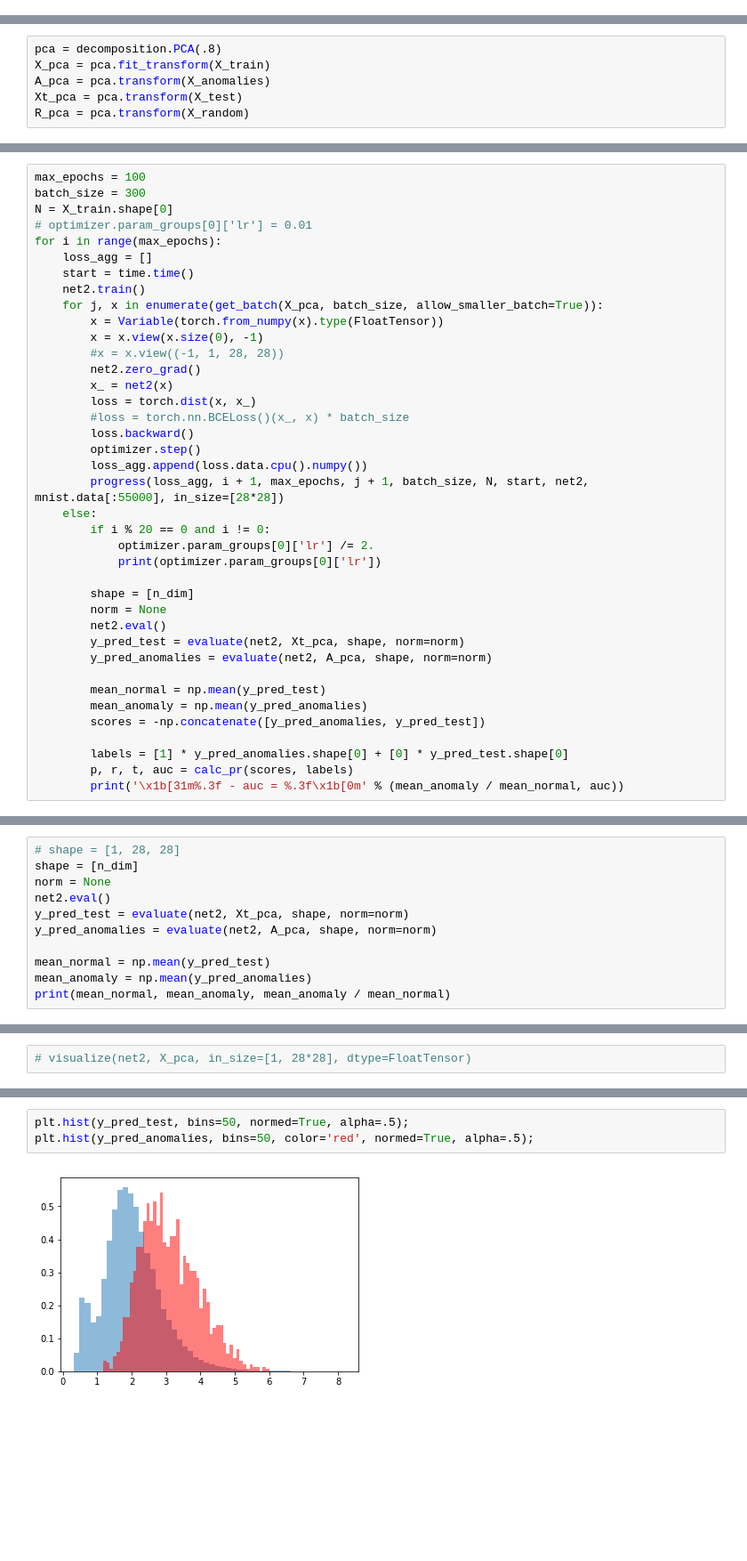
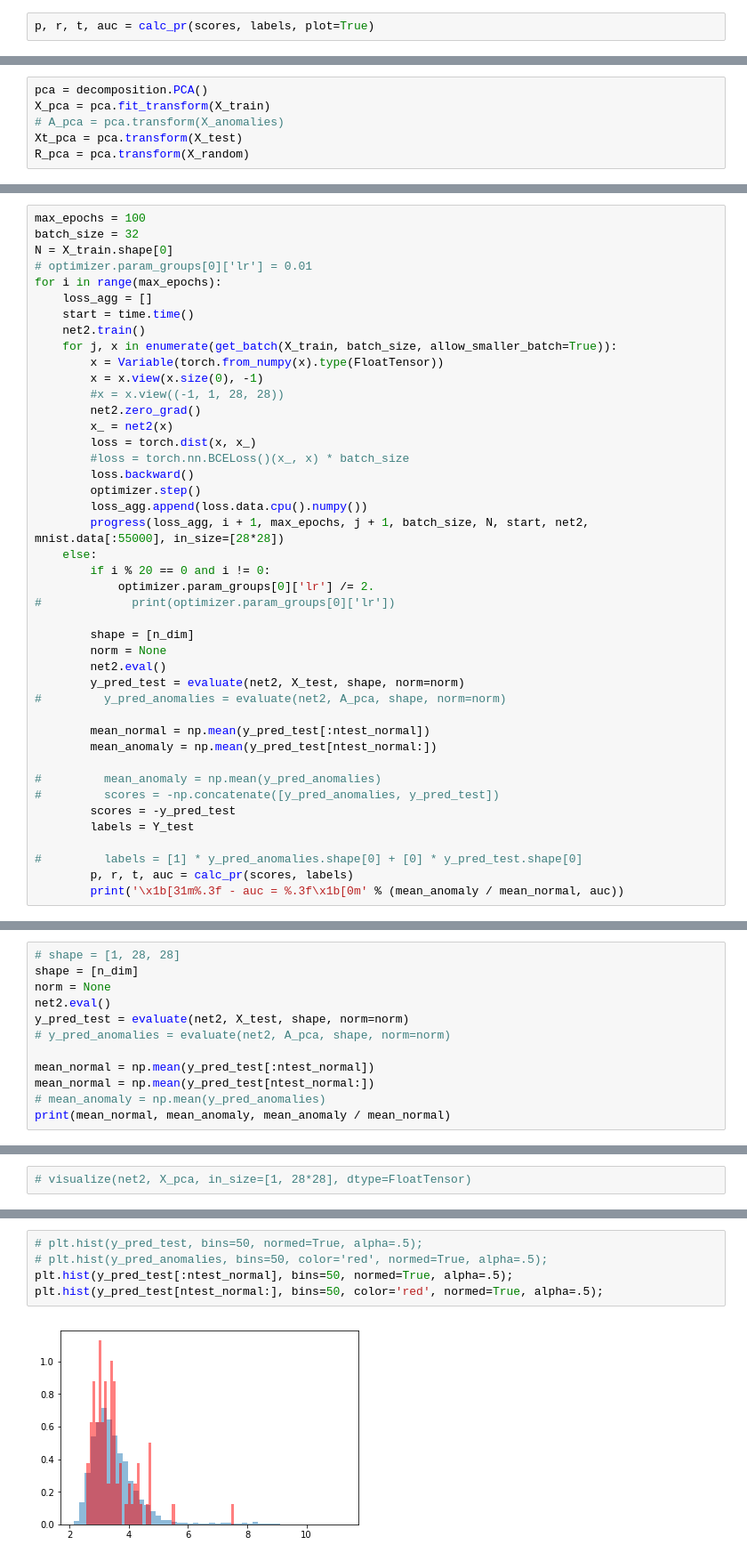
Before and after one commit to bainjamain/playground, a Jupyter notebook: baseline.ipynb, the cells around one changed output, grey strips where cells are left out. Shown at 89% size. Drawn from its saved outputs; the diff is of its cells as text; blank space fills up the shorter version.

```diff
--- a/baseline.ipynb
+++ b/baseline.ipynb
@@ -357,0 +416,2 @@ AUC = 0.140
+# %%
+p, r, t, auc = calc_pr(scores, labels, plot=True)
@@ -390,7 +465,7 @@ X_anomalies = X_anomalies_full[idx]
 # %%
-pca = decomposition.PCA(.8)
+pca = decomposition.PCA()
 X_pca = pca.fit_transform(X_train)
-A_pca = pca.transform(X_anomalies)
+# A_pca = pca.transform(X_anomalies)
 Xt_pca = pca.transform(X_test)
 R_pca = pca.transform(X_random)
 # %%
@@ -482,14 +560,14 @@ optimizer = torch.optim.Adamax(params=net2.parameters(), lr=0.01)
 # optimizer = torch.optim.Adam(params=net2.parameters(), lr=0.01)
 # %%
 max_epochs = 100
-batch_size = 300
+batch_size = 32
 N = X_train.shape[0]
 # optimizer.param_groups[0]['lr'] = 0.01
 for i in range(max_epochs):
     loss_agg = []
     start = time.time()
     net2.train()
-    for j, x in enumerate(get_batch(X_pca, batch_size, allow_smaller_batch=True)):
+    for j, x in enumerate(get_batch(X_train, batch_size, allow_smaller_batch=True)):
         x = Variable(torch.from_numpy(x).type(FloatTensor))
         x = x.view(x.size(0), -1)
         #x = x.view((-1, 1, 28, 28))
@@ -504,19 +582,23 @@ for i in range(max_epochs):
     else:
         if i % 20 == 0 and i != 0:
             optimizer.param_groups[0]['lr'] /= 2.
-            print(optimizer.param_groups[0]['lr'])
+#             print(optimizer.param_groups[0]['lr'])
 
         shape = [n_dim]
         norm = None
         net2.eval()
-        y_pred_test = evaluate(net2, Xt_pca, shape, norm=norm)
-        y_pred_anomalies = evaluate(net2, A_pca, shape, norm=norm)
+        y_pred_test = evaluate(net2, X_test, shape, norm=norm)
+#         y_pred_anomalies = evaluate(net2, A_pca, shape, norm=norm)
 
-        mean_normal = np.mean(y_pred_test)
-        mean_anomaly = np.mean(y_pred_anomalies)
-        scores = -np.concatenate([y_pred_anomalies, y_pred_test])
+        mean_normal = np.mean(y_pred_test[:ntest_normal])
+        mean_anomaly = np.mean(y_pred_test[ntest_normal:])
 
-        labels = [1] * y_pred_anomalies.shape[0] + [0] * y_pred_test.shape[0]
+#         mean_anomaly = np.mean(y_pred_anomalies)
+#         scores = -np.concatenate([y_pred_anomalies, y_pred_test])
+        scores = -y_pred_test
+        labels = Y_test
+
+#         labels = [1] * y_pred_anomalies.shape[0] + [0] * y_pred_test.shape[0]
         p, r, t, auc = calc_pr(scores, labels)
         print('\x1b[31m%.3f - auc = %.3f\x1b[0m' % (mean_anomaly / mean_normal, auc))
 # %% [output]
@@ -545,10 +630,11 @@ for i in range(max_epochs):
 shape = [n_dim]
 norm = None
 net2.eval()
-y_pred_test = evaluate(net2, Xt_pca, shape, norm=norm)
-y_pred_anomalies = evaluate(net2, A_pca, shape, norm=norm)
+y_pred_test = evaluate(net2, X_test, shape, norm=norm)
+# y_pred_anomalies = evaluate(net2, A_pca, shape, norm=norm)
 
-mean_normal = np.mean(y_pred_test)
-mean_anomaly = np.mean(y_pred_anomalies)
+mean_normal = np.mean(y_pred_test[:ntest_normal])
+mean_normal = np.mean(y_pred_test[ntest_normal:])
+# mean_anomaly = np.mean(y_pred_anomalies)
 print(mean_normal, mean_anomaly, mean_anomaly / mean_normal)
 # %% [output]
@@ -565,5 +653,7 @@ p, r, t, auc = calc_pr(scores, labels, plot=True)
 # %%
-plt.hist(y_pred_test, bins=50, normed=True, alpha=.5);
-plt.hist(y_pred_anomalies, bins=50, color='red', normed=True, alpha=.5);
+# plt.hist(y_pred_test, bins=50, normed=True, alpha=.5);
+# plt.hist(y_pred_anomalies, bins=50, color='red', normed=True, alpha=.5);
+plt.hist(y_pred_test[:ntest_normal], bins=50, normed=True, alpha=.5);
+plt.hist(y_pred_test[ntest_normal:], bins=50, color='red', normed=True, alpha=.5);
 # %% [output]
-[figure, old version]
+[figure, new version]
```
Also changed, not shown: parts of 43 cells of this notebook.
